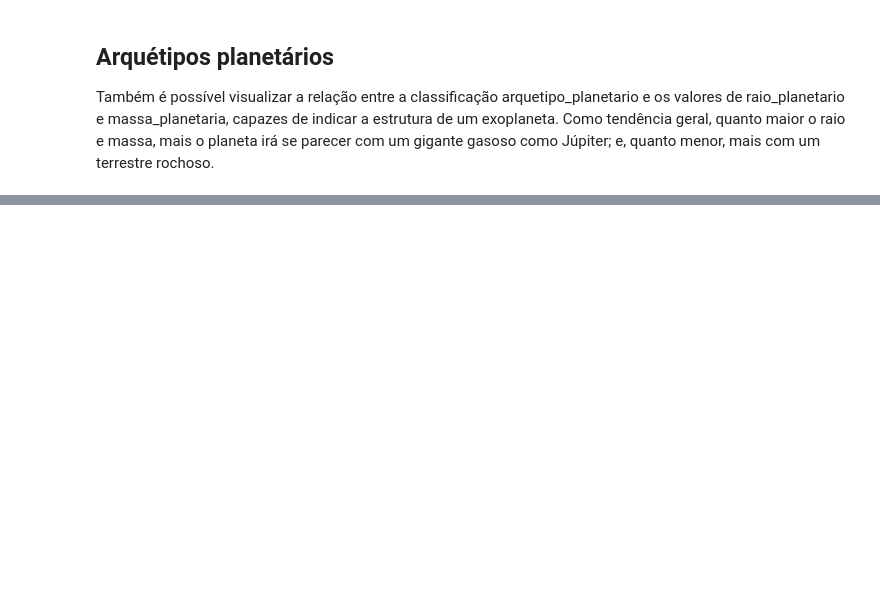
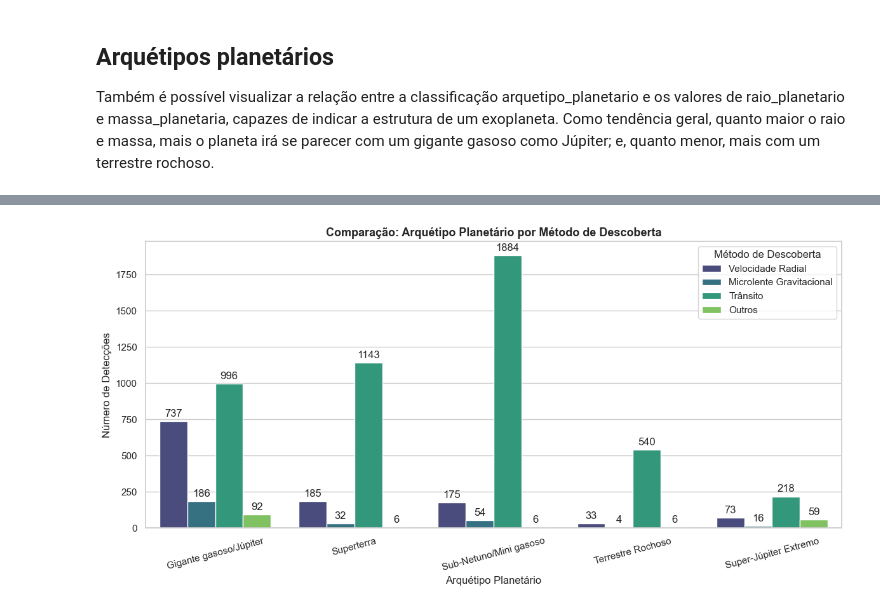
Before and after one commit to zenitheesc/minicurso-analise-exploratoria, a Jupyter notebook: prototipoMinicurso.ipynb, the cells around one changed output, grey strips where cells are left out. Saved outputs shown, nothing was run; the diff lists cells and outputs as text; code cells hidden in the pictures; blank space fills up the shorter version.

```diff
--- a/prototipoMinicurso.ipynb
+++ b/prototipoMinicurso.ipynb
@@ -337,0 +565,25 @@ plt.show()
+# %%
+import matplotlib.pyplot as plt
+import seaborn as sns
+
+plt.figure(figsize=(12, 6))
+
+ax = sns.countplot(
+    data=df,
+    x='arquetipo_planetario',
+    hue='metodo_descoberta',
+    palette='viridis'
+)
+
+for container in ax.containers:
+    ax.bar_label(container, padding=3)
+
+plt.title('Comparação: Arquétipo Planetário por Método de Descoberta', fontsize=13, weight='bold')
+plt.xlabel('Arquétipo Planetário')
+plt.ylabel('Número de Detecções')
+plt.xticks(rotation=15)
+plt.legend(title='Método de Descoberta')
+plt.tight_layout()
+plt.show()
+# %% [output]
+[figure, added]
```
Also changed, not shown: parts of 23 cells of this notebook.
